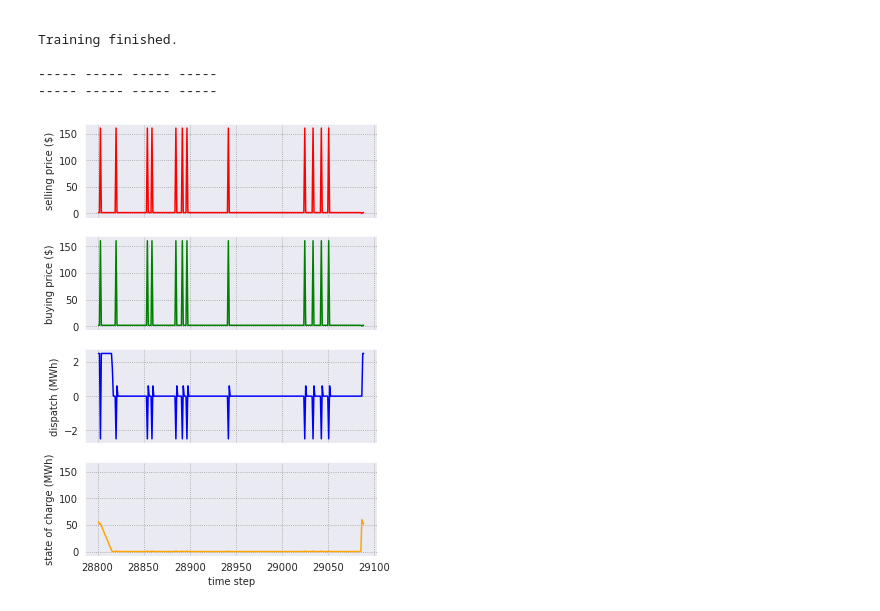
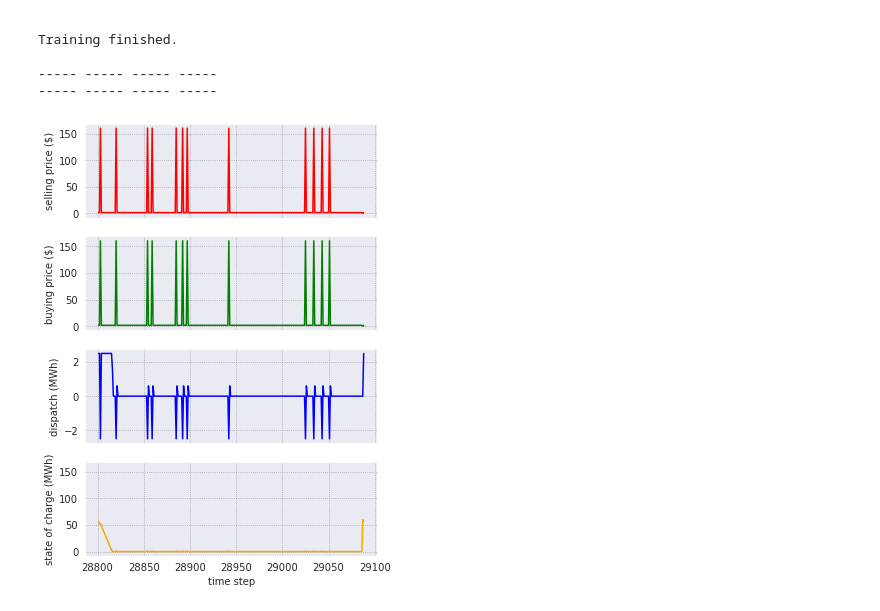
Before and after one commit to chrisyeh96/sustaingym, a Jupyter notebook: examples/test.ipynb, the cells around one changed output. Saved outputs shown, nothing was run; the diff lists cells and outputs as text; code cells hidden in the pictures.

```diff
--- a/examples/test.ipynb
+++ b/examples/test.ipynb
@@ -163,35 +163,35 @@ disbatches= results['dispatch']
 # ax2.set_ylabel('buying price ($)')
 # ax3.set_ylabel('state of charge (MWh)')
 
 ax1 = plt.subplot(411)
-plt.plot(time_steps[288*100:288*101+1], sell_prices[288*100:288*101+1], color='red')
+plt.plot(time_steps[288*100:288*101], sell_prices[288*100:288*101], color='red')
 plt.setp(ax1.get_xticklabels(), visible=False)
 
 # share x only
 ax2 = plt.subplot(412, sharex=ax1)
-plt.plot(time_steps[288*100:288*101+1], buy_prices[288*100:288*101+1], color='green')
+plt.plot(time_steps[288*100:288*101], buy_prices[288*100:288*101], color='green')
 # make these tick labels invisible
 plt.setp(ax2.get_xticklabels(), visible=False)
 
 # share x only
 ax3 = plt.subplot(413, sharex=ax1)
-plt.plot(time_steps[288*100:288*101+1], disbatches[288*100:288*101+1], color='blue')
+plt.plot(time_steps[288*100:288*101], disbatches[288*100:288*101], color='blue')
 # make these tick labels invisible
 plt.setp(ax3.get_xticklabels(), visible=False)
 
 # share x and y
 ax4 = plt.subplot(414, sharex=ax1, sharey=ax1)
-plt.plot(time_steps[288*100:288*101+1], energy_lvls[288*100:288*101+1], color='orange')
+plt.plot(time_steps[288*100:288*101], energy_lvls[288*100:288*101], color='orange')
 
 # naming the x axis
 ax4.set_xlabel('time step')
 # naming the y axis
 ax1.set_ylabel('selling price ($)')
 ax2.set_ylabel('buying price ($)')
 ax3.set_ylabel('dispatch (MWh)')
 ax4.set_ylabel('state of charge (MWh)')
 
 plt.subplots_adjust(bottom=0, right=0.8, top=1.5)
 plt.show()
 # %% [output]
-[figure, old version]
+[figure, new version]
```
Also changed, not shown: 2 other files.
